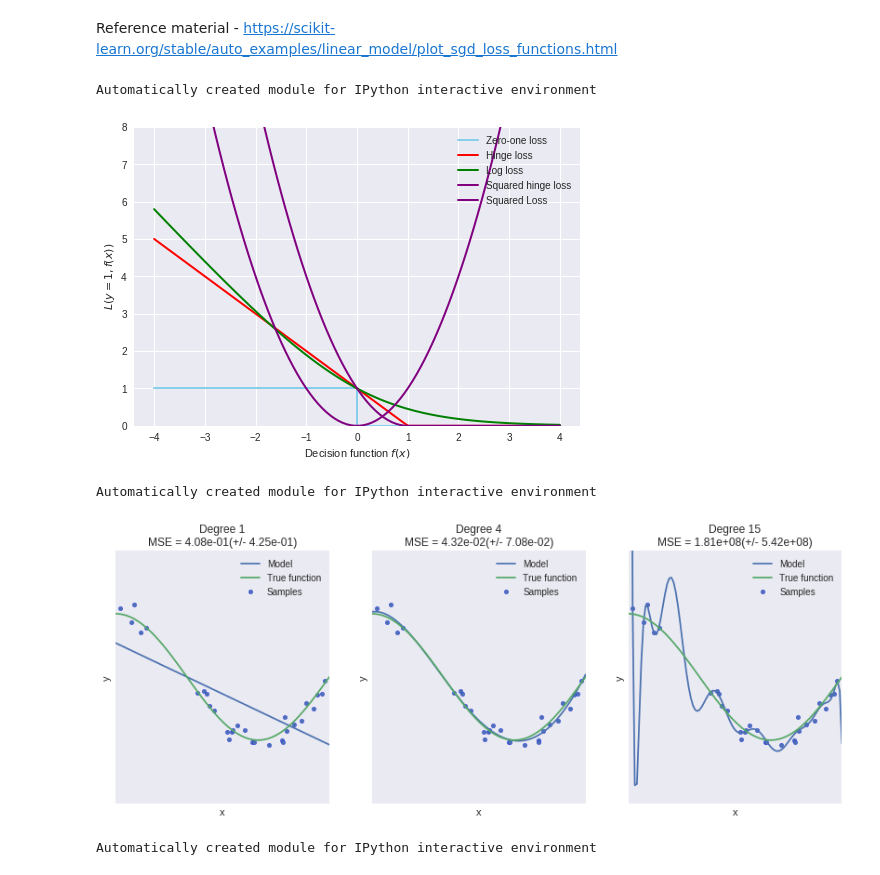
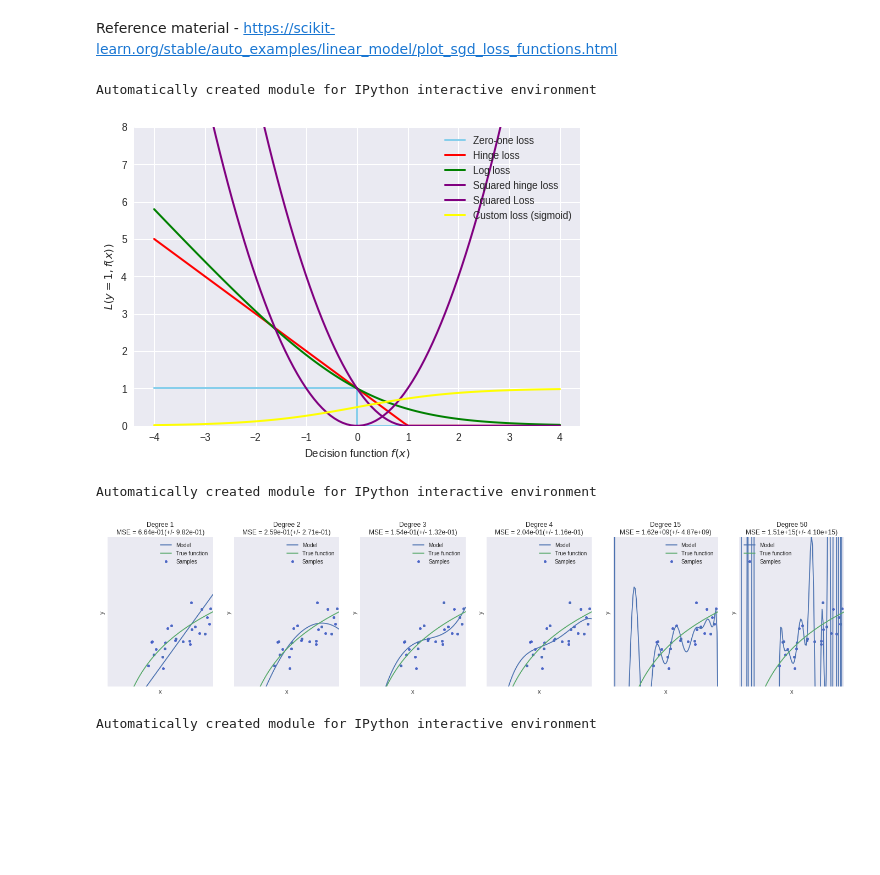
Before and after one commit to aakashv000/Machine-Learning-Lab-CS3103, a Jupyter notebook: Lecture_Notes_Stuff2.ipynb, the cells around one changed output. Saved outputs shown, nothing was run; the diff lists cells and outputs as text; code cells hidden in the pictures; blank space fills up the shorter version.

Commit message:
added custom loss and more degrees and noise in Pipeline

```diff
--- a/Lecture_Notes_Stuff2.ipynb
+++ b/Lecture_Notes_Stuff2.ipynb
@@ -145,6 +145,8 @@ plt.plot(xx, np.where(xx < 1, 1 - xx, 0) ** 2, color='purple', lw=lw,
          label="Squared hinge loss")
 plt.plot(xx, xx ** 2, color='purple', lw=lw,
          label="Squared Loss")
+plt.plot(xx, 1/(1 + np.exp(-xx)), color='yellow', lw=lw,
+         label="Custom loss (sigmoid)")
 plt.ylim((0, 8))
 plt.legend(loc="upper right")
 plt.xlabel(r"Decision function $f(x)$")
@@ -152,7 +154,7 @@ plt.ylabel("$L(y=1, f(x))$")
 plt.show()
 # %% [output]
 Automatically created module for IPython interactive environment
-[figure, old version]
+[figure, new version]
 # %%
 print(__doc__)
 
@@ -165,47 +167,48 @@ from sklearn.model_selection import cross_val_score
 
 
 def true_fun(X):
-    return np.cos(1.5 * np.pi * X)
+#     return np.cos(1.5 * np.pi * X)
+    return np.log2(X)
 
 np.random.seed(0)
 
 n_samples = 30
-degrees = [1, 4, 15]
+degrees = [1, 2, 3, 4, 15, 50]
 
 X = np.sort(np.random.rand(n_samples))
-y = true_fun(X) + np.random.randn(n_samples) * 0.1
+y = true_fun(X) + np.random.randn(n_samples) * 0.3    ### ! noise factor
 
-plt.figure(figsize=(14, 5))
+plt.figure(figsize=(len(degrees)*4, 5))
 for i in range(len(degrees)):
     ax = plt.subplot(1, len(degrees), i + 1)
     plt.setp(ax, xticks=(), yticks=())
 
     polynomial_features = PolynomialFeatures(degree=degrees[i],
                                              include_bias=False)
     linear_regression = LinearRegression()
     pipeline = Pipeline([("polynomial_features", polynomial_features),
                          ("linear_regression", linear_regression)])
     pipeline.fit(X[:, np.newaxis], y)
 
     # Evaluate the models using crossvalidation
     scores = cross_val_score(pipeline, X[:, np.newaxis], y,
                              scoring="neg_mean_squared_error", cv=10)
 
     X_test = np.linspace(0, 1, 100)
     plt.plot(X_test, pipeline.predict(X_test[:, np.newaxis]), label="Model")
     plt.plot(X_test, true_fun(X_test), label="True function")
     plt.scatter(X, y, edgecolor='b', s=20, label="Samples")
     plt.xlabel("x")
     plt.ylabel("y")
     plt.xlim((0, 1))
     plt.ylim((-2, 2))
     plt.legend(loc="best")
     plt.title("Degree {}\nMSE = {:.2e}(+/- {:.2e})".format(
         degrees[i], -scores.mean(), scores.std()))
 plt.show()
 # %% [output]
 Automatically created module for IPython interactive environment
-[figure, old version]
+[figure, new version]
 # %%
 print(__doc__)
 
```
Also changed, not shown: parts of 4 cells of this notebook.
